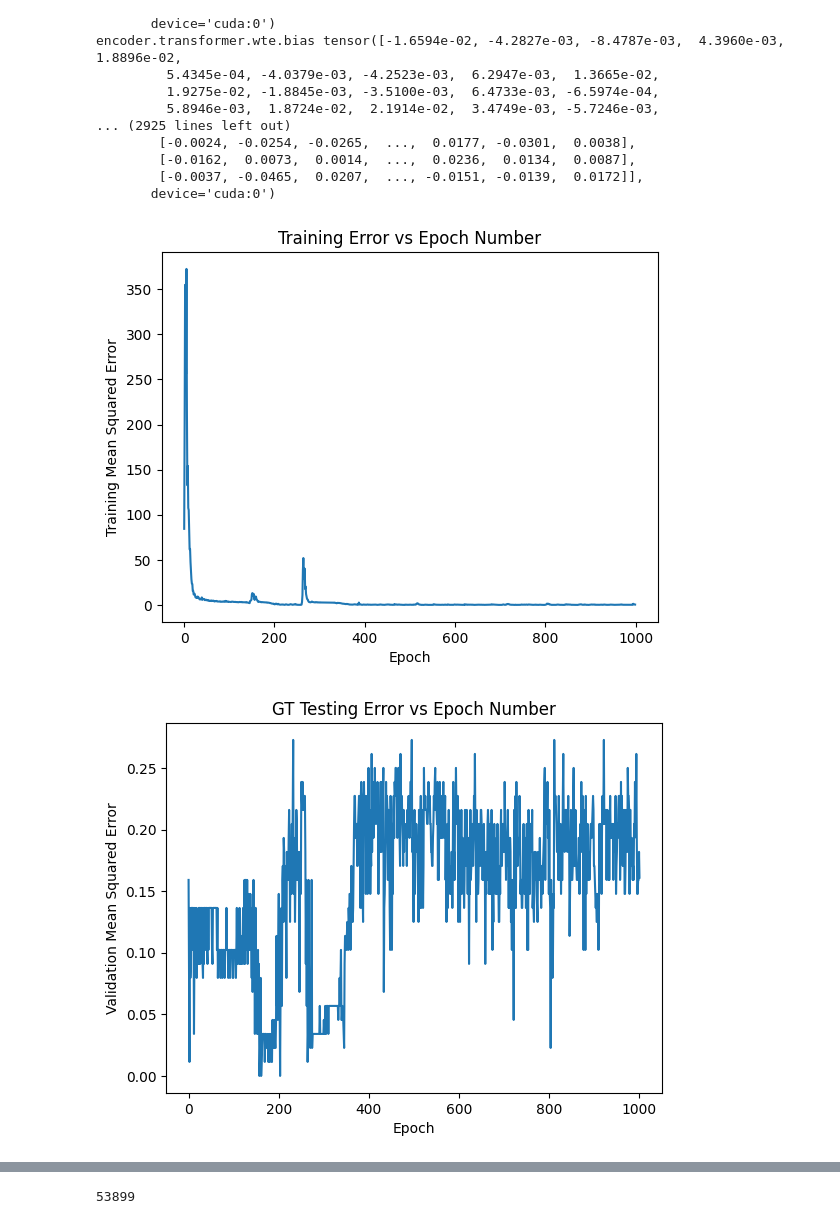
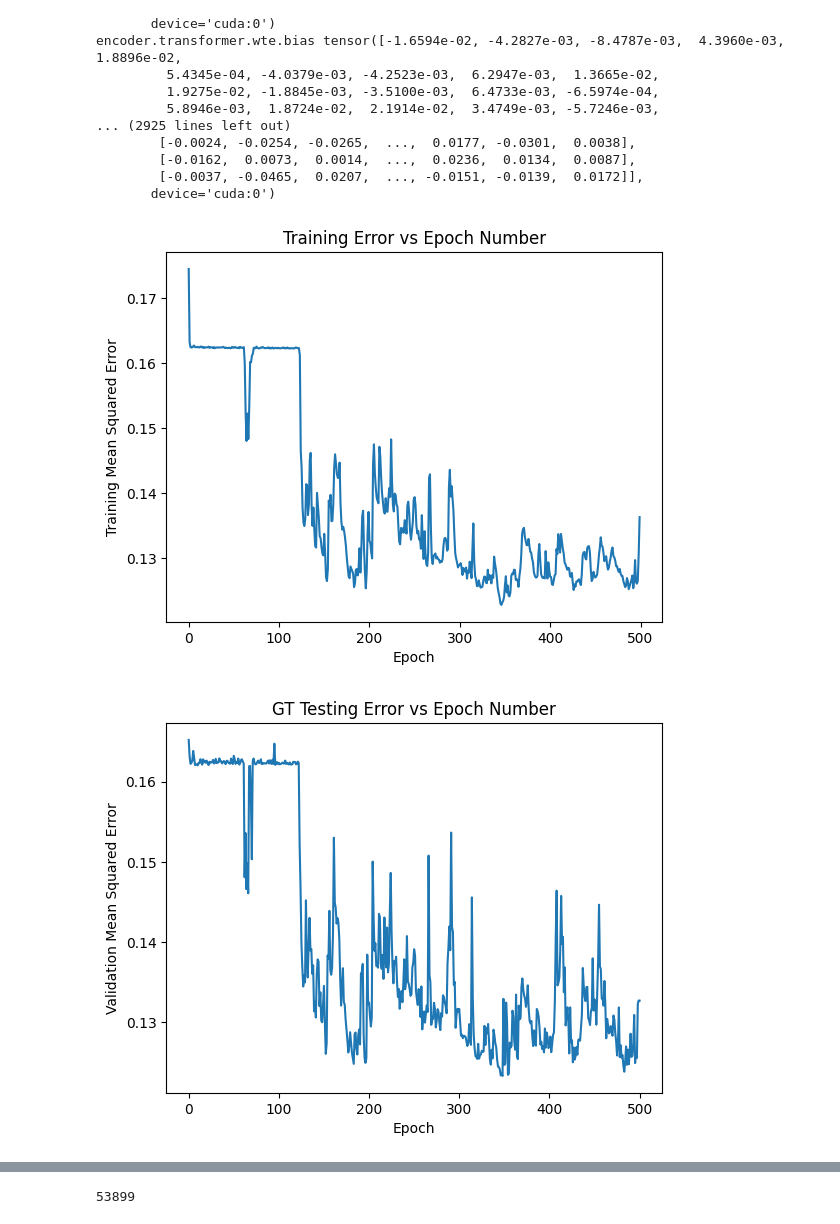
Before and after one commit to aaron-zhao15/LIDAR-human-prediction, a Jupyter notebook: transformer_note.ipynb, the cells around one changed output, grey strips where cells are left out. Cells and saved outputs as stored; diff of their text form; code cells hidden in the pictures.

Commit message:
train on full dataset

```diff
--- a/transformer_note.ipynb
+++ b/transformer_note.ipynb
@@ -74,36 +74,49 @@ encoder.transformer.wte.bias tensor([-1.6594e-02, -4.2827e-03, -8.4787e-03,  4.3
 # %%
 # epoch_losses_gt1 = np.loadtxt('trained_model_data/epoch_losses_GT_2.gz')
 # evaluations_gt1 = np.loadtxt('trained_model_data/evaluations_GT_2.gz')
 
 # plt.plot(epoch_losses_gt1)
 # plt.title("Training Error vs Epoch Number")
 # plt.xlabel("Epoch")
 # plt.ylabel("Training Mean Squared Error")
 # plt.show()
 
 # plt.plot(evaluations_gt1)
 # plt.title("GT Testing Error vs Epoch Number")
 # plt.xlabel("Epoch")
 # plt.ylabel("Validation Mean Squared Error")
 # plt.show()
 
 
-epoch_losses_gt_iso = np.loadtxt('model/trained_model_data/epoch_losses_E_GT_C.gz')
-evaluations_gt_iso = np.loadtxt('model/trained_model_data/evaluations_E_GT_C.gz')
+epoch_losses_gt_iso = np.loadtxt('model/trained_model_data/epoch_losses_ED_GT_.gz')
+evaluations_gt_iso = np.loadtxt('model/trained_model_data/evaluations_ED_GT_.gz')
 
 plt.plot(epoch_losses_gt_iso)
 plt.title("Training Error vs Epoch Number")
 plt.xlabel("Epoch")
 plt.ylabel("Training Mean Squared Error")
 plt.show()
 
 plt.plot(evaluations_gt_iso)
 plt.title("GT Testing Error vs Epoch Number")
 plt.xlabel("Epoch")
-
-
 plt.ylabel("Validation Mean Squared Error")
 plt.show()
+
+epoch_losses_gt_60 = np.loadtxt('model/trained_model_data/epoch_losses_ED_GT_fulldata.gz')
+evaluations_gt_60 = np.loadtxt('model/trained_model_data/evaluations_ED_GT_fulldata.gz')
+
+plt.plot(epoch_losses_gt_60)
+plt.title("Training Error vs Epoch Number")
+plt.xlabel("Epoch")
+plt.ylabel("Training Mean Squared Error")
+plt.show()
+
+plt.plot(evaluations_gt_60)
+plt.title("GT Testing Error vs Epoch Number")
+plt.xlabel("Epoch")
+plt.ylabel("Validation Mean Squared Error")
+plt.show()
 # %% [output]
-[figure, old version]
+[figure, new version]
-[figure, old version]
+[figure, new version]
```
Also changed, not shown: parts of 1 cell of this notebook, 13 other files.
